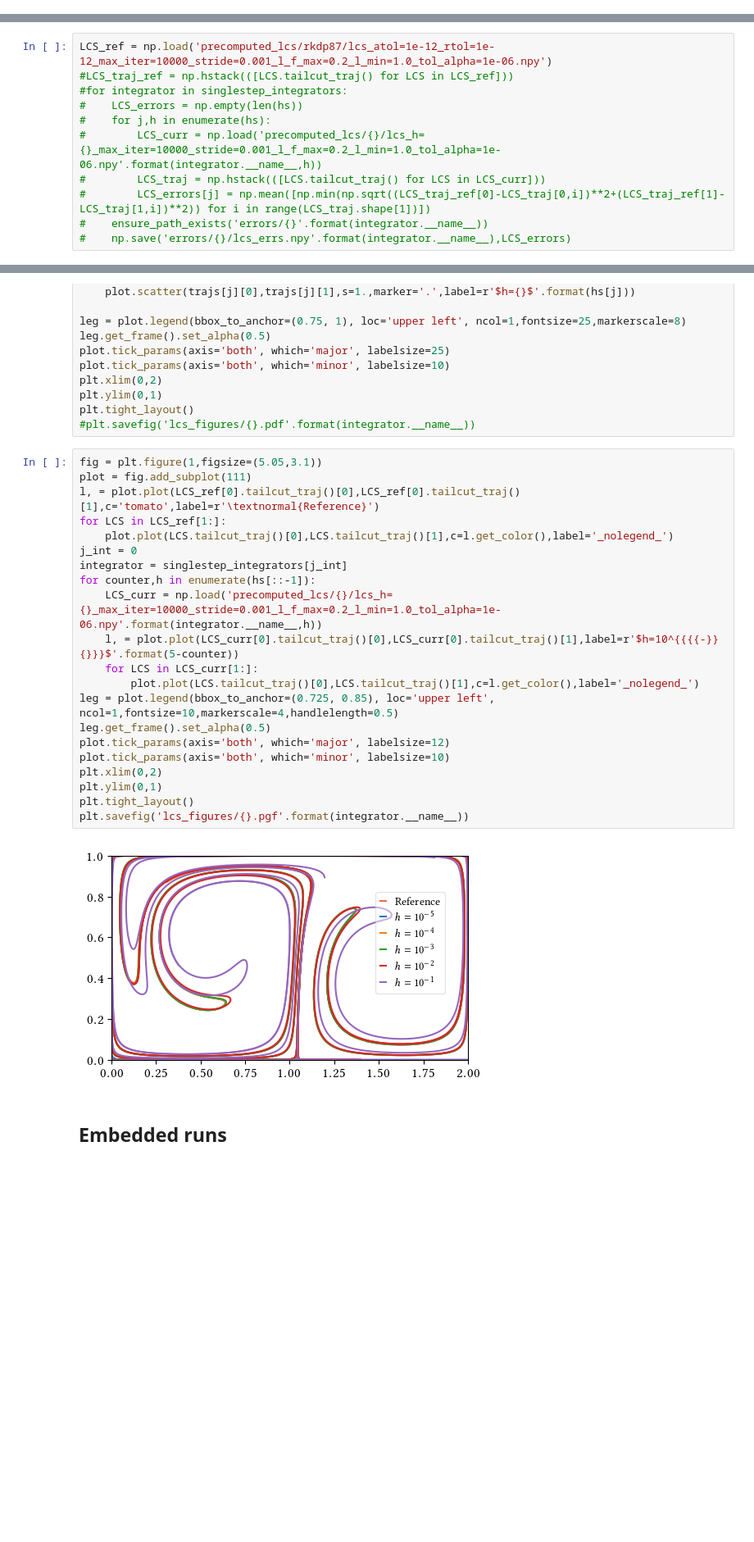
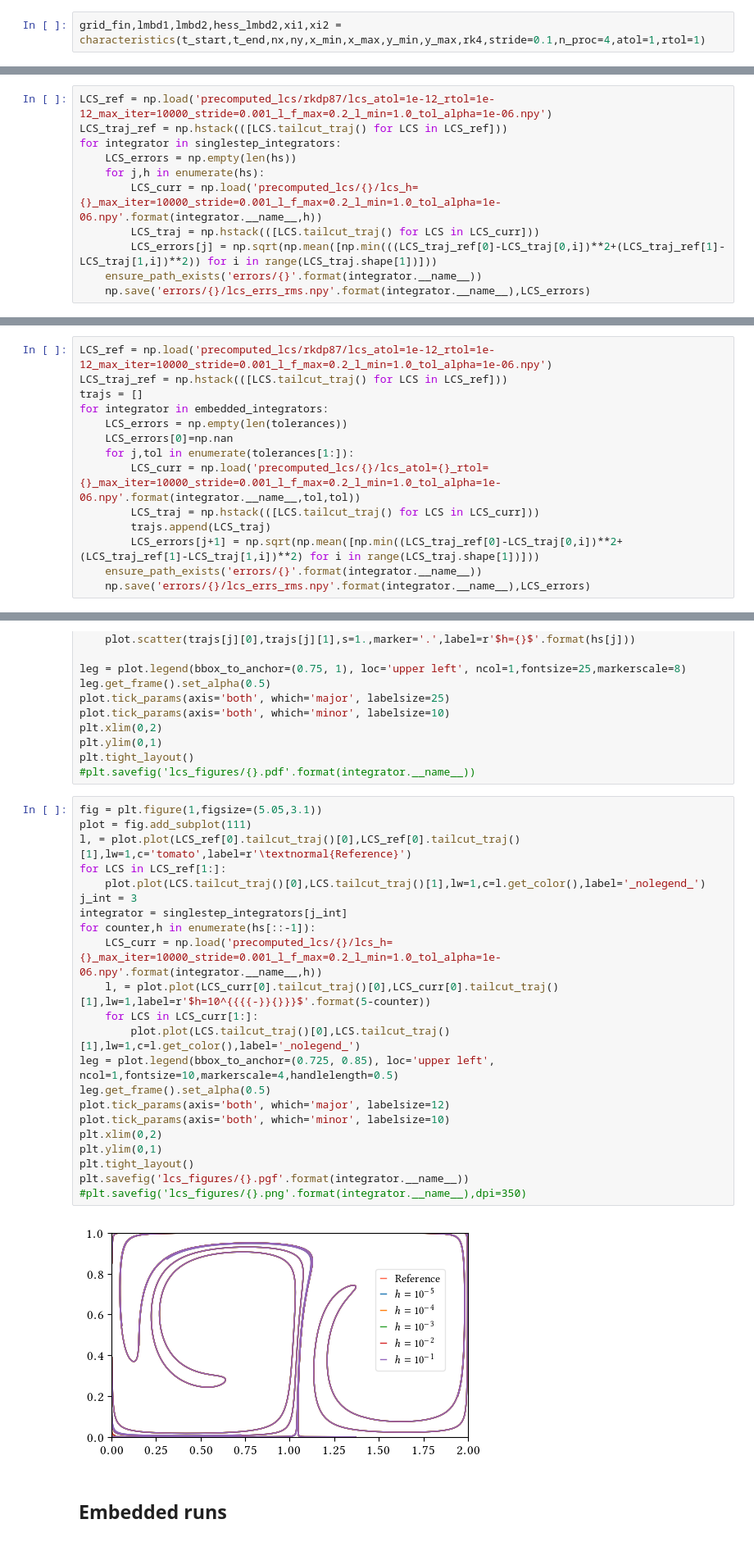
Before and after one commit to arnemagnus/physics_project, a Jupyter notebook: notebooks/doublegyre/calculate_errors_haller_effect.ipynb, the cells around one changed output, grey strips where cells are left out. Shown: that part at 82% size. Drawn from its saved outputs; the diff is of its cells as text; blank space fills up the shorter version.

```diff
--- a/notebooks/doublegyre/calculate_errors_haller_effect.ipynb
+++ b/notebooks/doublegyre/calculate_errors_haller_effect.ipynb
@@ -346,0 +380,2 @@ hs = np.asarray([10**-j for j in range(1,6)])
+# %%
+grid_fin,lmbd1,lmbd2,hess_lmbd2,xi1,xi2 = characteristics(t_start,t_end,nx,ny,x_min,x_max,y_min,y_max,rk4,stride=0.1,n_proc=4,atol=1,rtol=1)
@@ -425,15 +500,15 @@ class Strainline:
 ## Singlestep runs
 # %%
 LCS_ref = np.load('precomputed_lcs/rkdp87/lcs_atol=1e-12_rtol=1e-12_max_iter=10000_stride=0.001_l_f_max=0.2_l_min=1.0_tol_alpha=1e-06.npy')
-#LCS_traj_ref = np.hstack(([LCS.tailcut_traj() for LCS in LCS_ref]))
-#for integrator in singlestep_integrators:
-#    LCS_errors = np.empty(len(hs))
-#    for j,h in enumerate(hs):
-#        LCS_curr = np.load('precomputed_lcs/{}/lcs_h={}_max_iter=10000_stride=0.001_l_f_max=0.2_l_min=1.0_tol_alpha=1e-06.npy'.format(integrator.__name__,h))
-#        LCS_traj = np.hstack(([LCS.tailcut_traj() for LCS in LCS_curr]))
-#        LCS_errors[j] = np.mean([np.min(np.sqrt((LCS_traj_ref[0]-LCS_traj[0,i])**2+(LCS_traj_ref[1]-LCS_traj[1,i])**2)) for i in range(LCS_traj.shape[1])])
-#    ensure_path_exists('errors/{}'.format(integrator.__name__))
-#    np.save('errors/{}/lcs_errs.npy'.format(integrator.__name__),LCS_errors)
+LCS_traj_ref = np.hstack(([LCS.tailcut_traj() for LCS in LCS_ref]))
+for integrator in singlestep_integrators:
+    LCS_errors = np.empty(len(hs))
+    for j,h in enumerate(hs):
+        LCS_curr = np.load('precomputed_lcs/{}/lcs_h={}_max_iter=10000_stride=0.001_l_f_max=0.2_l_min=1.0_tol_alpha=1e-06.npy'.format(integrator.__name__,h))
+        LCS_traj = np.hstack(([LCS.tailcut_traj() for LCS in LCS_curr]))
+        LCS_errors[j] = np.sqrt(np.mean([np.min(((LCS_traj_ref[0]-LCS_traj[0,i])**2+(LCS_traj_ref[1]-LCS_traj[1,i])**2)) for i in range(LCS_traj.shape[1])]))
+    ensure_path_exists('errors/{}'.format(integrator.__name__))
+    np.save('errors/{}/lcs_errs_rms.npy'.format(integrator.__name__),LCS_errors)
 # %%
 j_int = 3
 integrator = singlestep_integrators[j_int]
@@ -460,3 +521,17 @@ for integrator in embedded_integrators:
+# %%
+LCS_ref = np.load('precomputed_lcs/rkdp87/lcs_atol=1e-12_rtol=1e-12_max_iter=10000_stride=0.001_l_f_max=0.2_l_min=1.0_tol_alpha=1e-06.npy')
+LCS_traj_ref = np.hstack(([LCS.tailcut_traj() for LCS in LCS_ref]))
+trajs = []
+for integrator in embedded_integrators:
+    LCS_errors = np.empty(len(tolerances))
+    LCS_errors[0]=np.nan
+    for j,tol in enumerate(tolerances[1:]):
+        LCS_curr = np.load('precomputed_lcs/{}/lcs_atol={}_rtol={}_max_iter=10000_stride=0.001_l_f_max=0.2_l_min=1.0_tol_alpha=1e-06.npy'.format(integrator.__name__,tol,tol))
+        LCS_traj = np.hstack(([LCS.tailcut_traj() for LCS in LCS_curr]))
+        trajs.append(LCS_traj)
+        LCS_errors[j+1] = np.sqrt(np.mean([np.min((LCS_traj_ref[0]-LCS_traj[0,i])**2+(LCS_traj_ref[1]-LCS_traj[1,i])**2) for i in range(LCS_traj.shape[1])]))
+    ensure_path_exists('errors/{}'.format(integrator.__name__))
+    np.save('errors/{}/lcs_errs_rms.npy'.format(integrator.__name__),LCS_errors)
 # %%
 integrator.__name__
 # %%
@@ -477,26 +552,27 @@ plt.tight_layout()
 # %%
 fig = plt.figure(1,figsize=(5.05,3.1))
 plot = fig.add_subplot(111)
-l, = plot.plot(LCS_ref[0].tailcut_traj()[0],LCS_ref[0].tailcut_traj()[1],c='tomato',label=r'\textnormal{Reference}')
+l, = plot.plot(LCS_ref[0].tailcut_traj()[0],LCS_ref[0].tailcut_traj()[1],lw=1,c='tomato',label=r'\textnormal{Reference}')
 for LCS in LCS_ref[1:]:
-    plot.plot(LCS.tailcut_traj()[0],LCS.tailcut_traj()[1],c=l.get_color(),label='_nolegend_')
-j_int = 0
+    plot.plot(LCS.tailcut_traj()[0],LCS.tailcut_traj()[1],lw=1,c=l.get_color(),label='_nolegend_')
+j_int = 3
 integrator = singlestep_integrators[j_int]
 for counter,h in enumerate(hs[::-1]):
     LCS_curr = np.load('precomputed_lcs/{}/lcs_h={}_max_iter=10000_stride=0.001_l_f_max=0.2_l_min=1.0_tol_alpha=1e-06.npy'.format(integrator.__name__,h))
-    l, = plot.plot(LCS_curr[0].tailcut_traj()[0],LCS_curr[0].tailcut_traj()[1],label=r'$h=10^{{{{-}}{}}}$'.format(5-counter))
+    l, = plot.plot(LCS_curr[0].tailcut_traj()[0],LCS_curr[0].tailcut_traj()[1],lw=1,label=r'$h=10^{{{{-}}{}}}$'.format(5-counter))
     for LCS in LCS_curr[1:]:
-        plot.plot(LCS.tailcut_traj()[0],LCS.tailcut_traj()[1],c=l.get_color(),label='_nolegend_')
+        plot.plot(LCS.tailcut_traj()[0],LCS.tailcut_traj()[1],lw=1,c=l.get_color(),label='_nolegend_')
 leg = plot.legend(bbox_to_anchor=(0.725, 0.85), loc='upper left', ncol=1,fontsize=10,markerscale=4,handlelength=0.5)
 leg.get_frame().set_alpha(0.5)
 plot.tick_params(axis='both', which='major', labelsize=12)
 plot.tick_params(axis='both', which='minor', labelsize=10)
 plt.xlim(0,2)
 plt.ylim(0,1)
 plt.tight_layout()
 plt.savefig('lcs_figures/{}.pgf'.format(integrator.__name__))
+#plt.savefig('lcs_figures/{}.png'.format(integrator.__name__),dpi=350)
 # %% [output]
-[figure, old version]
+[figure, new version]
 # %% [markdown]
 ## Embedded runs
 # %%
```
Also changed, not shown: parts of 26 cells of this notebook, 47 other files.
